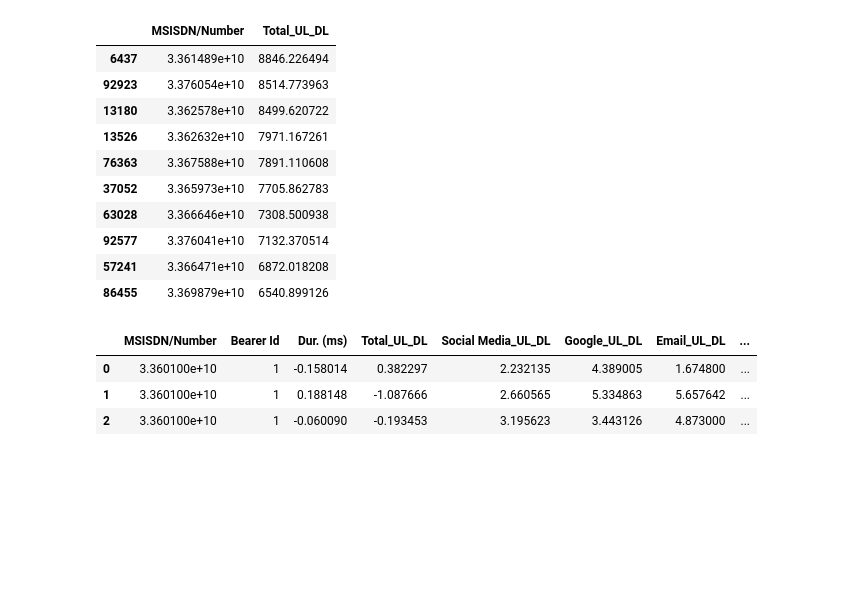
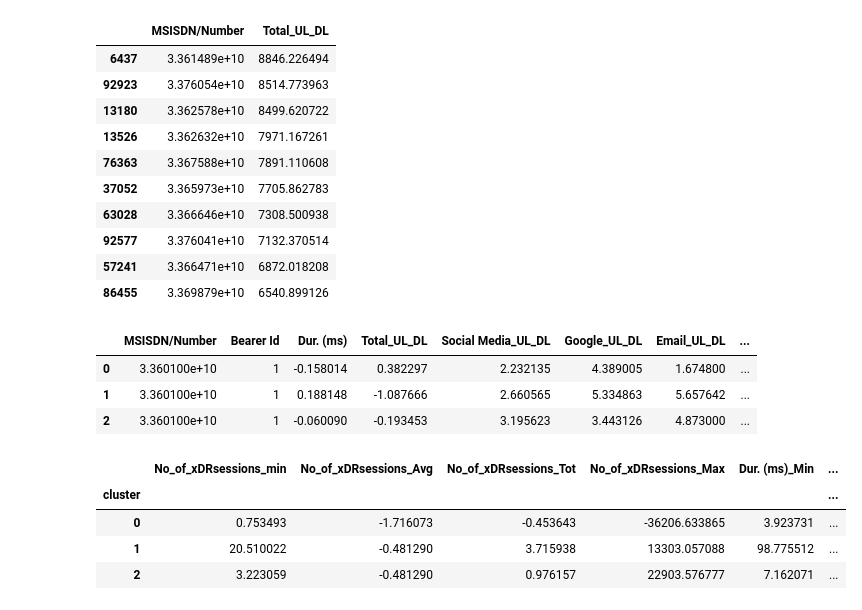
Before and after one commit to nebasam/Telecom_Data_Analysis, a Jupyter notebook: notebooks/TelecomDataAnalysis.ipynb, the cells around one changed output. Drawn from its saved outputs; the diff is of its cells as text; code cells hidden in the pictures; blank space fills up the shorter version.

```diff
--- a/notebooks/TelecomDataAnalysis.ipynb
+++ b/notebooks/TelecomDataAnalysis.ipynb
@@ -688,0 +687,13 @@ kmeans_cluster(user_agg,columns)
+# %%
+# Compute the minimum, maximum, average & total
+user_agg['cluster'] = user_agg2['cluster']
+user_cluster=user_agg.groupby('cluster').agg({'no_of_xdrsessions':{np.min,np.mean,np.sum,np.max},'Dur. (ms)':{np.min,np.mean,np.sum,np.max},'Total_UL_DL':{np.min,np.mean,np.sum,np.max}})
+user_cluster.columns=['No_of_xDRsessions_min','No_of_xDRsessions_Avg','No_of_xDRsessions_Tot','No_of_xDRsessions_Max','Dur. (ms)_Min','Dur. (ms)_Avg','Dur. (ms)_Tot','Dur. (ms)_Max','Total_UL_DL_Min','Total_UL_DL_Avg','Total_UL_DL_Tot','Total_UL_DL_Max']
+# %%
+user_cluster.head(5)
+# %% [output]
+|  | No_of_xDRsessions_min | No_of_xDRsessions_Avg | No_of_xDRsessions_Tot | No_of_xDRsessions_Max | Dur. (ms)_Min | ... |
+| cluster |  |  |  |  |  | ... |
+| 0 | 0.753493 | -1.716073 | -0.453643 | -36206.633865 | 3.923731 | ... |
+| 1 | 20.510022 | -0.481290 | 3.715938 | 13303.057088 | 98.775512 | ... |
+| 2 | 3.223059 | -0.481290 | 0.976157 | 22903.576777 | 7.162071 | ... |
```
Also changed, not shown: parts of 9 cells of this notebook.
